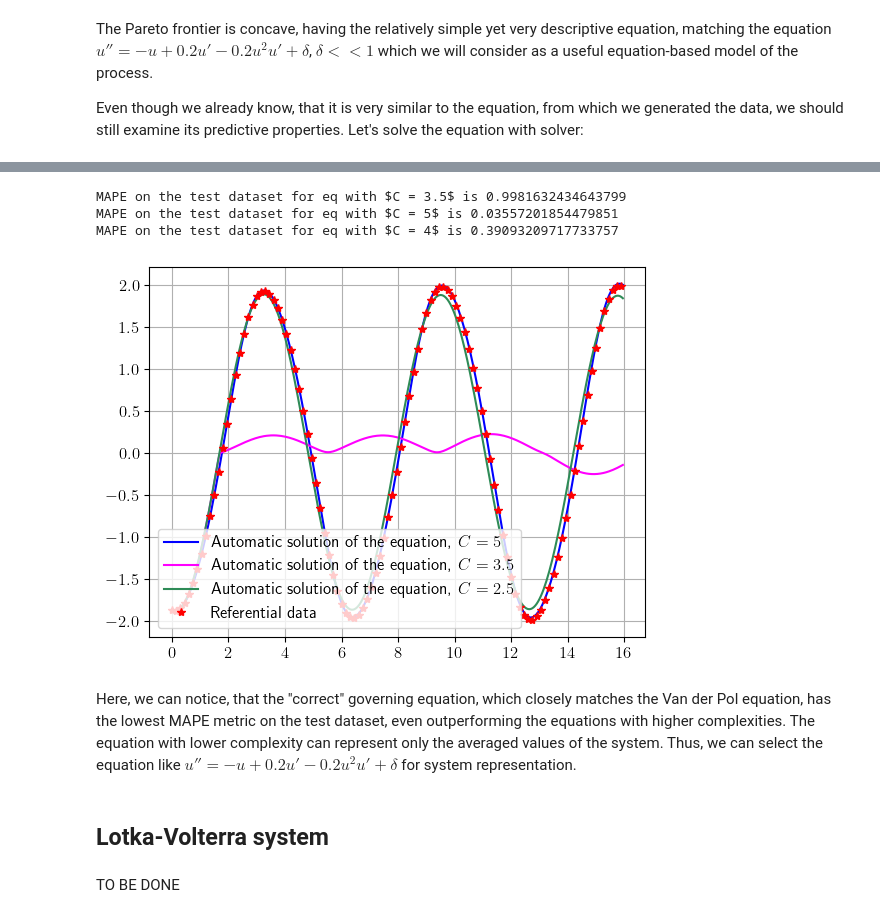
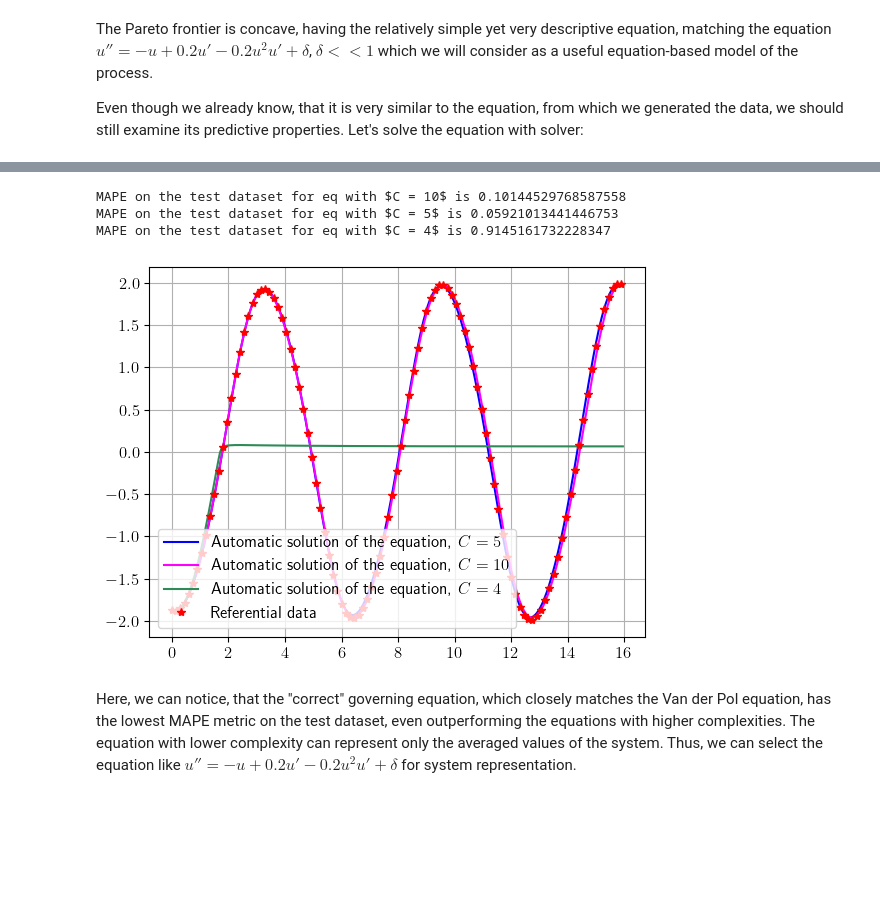
Before and after one commit to ITMO-NSS-team/EPDE, a Jupyter notebook: examples/ODE discovery.ipynb, the cells around one changed output, grey strips where cells are left out. Saved outputs shown, nothing was run; the diff lists cells and outputs as text; code cells hidden in the pictures; blank space fills up the shorter version.

```diff
--- a/examples/ODE discovery.ipynb
+++ b/examples/ODE discovery.ipynb
@@ -245,7 +275,7 @@ t_max = 160
 t_train = t[:t_max]; t_test = t[t_max:]
 x_train = solution[:t_max, 0]; x_test = solution[t_max:, 0]
 
-epde_search_obj = epde_discovery(t_train, x_train, True)
+epde_search_obj = epde_discovery(t_train, x_train, 'FD')
 # %% [output]
 setting builder with <epde.optimizers.builder.StrategyBuilder object at 0x...>
 setting builder with <epde.optimizers.builder.StrategyBuilder object at 0x...>
@@ -518,5 +515,5 @@ Let's extract equations, that can be useful for system description:
 *Note*: during other example launches, the discovered equations may be different. To proceed, adopt getting equations by complexities, according to the Pareto frontier.
 # %%
 eq_compl_5 = epde_search_obj.get_equations_by_complexity(5)[0]
-eq_compl_3_5 = epde_search_obj.get_equations_by_complexity(3.5)[0]
-eq_compl_2_5 = epde_search_obj.get_equations_by_complexity(2.5)[0]
+eq_compl_4 = epde_search_obj.get_equations_by_complexity(4)[0]
+eq_compl_10 = epde_search_obj.get_equations_by_complexity(10)[0]
@@ -540,17 +541,23 @@ bop_dudt = get_ode_bop('dudt', grid_loc = t_test[0], value = y_test[0], term = [
 
 #get solution for equation with complexity 5
 pred_u_compl_5 = epde_search_obj.predict(system=eq_compl_5, boundary_conditions=[bop_u(), bop_dudt()],
-                                         grid = [t_test,], strategy='autograd')
+                                         grid = [t_test,], mode='NN', use_fourier = True, fft_params = {'L' : [4,],
+                                                                                                        'M' : [3,]},
+                                         compiling_params = {'tol' : 0.005})
 pred_u_compl_5 = pred_u_compl_5.reshape(pred_u_compl_5.size)
 
-#get solution for equation with complexity 3.5
-pred_u_compl_3_5 = epde_search_obj.predict(system=eq_compl_3_5, boundary_conditions=[bop_u(), bop_dudt()],
-                                           grid = [t_test,], strategy='autograd')
-pred_u_compl_3_5 = pred_u_compl_3_5.reshape(pred_u_compl_3_5.size)
+#get solution for equation with complexity 4
+pred_u_compl_4 = epde_search_obj.predict(system=eq_compl_4, boundary_conditions=[bop_u(), bop_dudt()],
+                                         grid = [t_test,], mode='NN', use_fourier = True, fft_params = {'L' : [4,],
+                                                                                                        'M' : [3,]},
+                                         compiling_params = {'tol' : 0.005})
+pred_u_compl_4 = pred_u_compl_4.reshape(pred_u_compl_4.size)
 
-#get solution for equation with complexity 7
-pred_u_compl_2_5 = epde_search_obj.predict(system=eq_compl_2_5, boundary_conditions=[bop_u(), bop_dudt()],
-                                         grid = [t_test,], strategy='autograd')
-pred_u_compl_2_5 = pred_u_compl_2_5.reshape(pred_u_compl_2_5.size)
+#get solution for equation with complexity 10
+pred_u_compl_10 = epde_search_obj.predict(system=eq_compl_10, boundary_conditions=[bop_u(), bop_dudt()],
+                                          grid = [t_test,], mode='NN', use_fourier = True, fft_params = {'L' : [4,],
+                                                                                                         'M' : [3,]},
+                                          compiling_params = {'tol' : 0.005})
+pred_u_compl_10 = pred_u_compl_10.reshape(pred_u_compl_10.size)
 # %% [output]
 Using explicitly sent system of equations.
@@ -573,28 +580,24 @@ Step = 2611 loss = 0.009041 normalized loss line= 0.156716x+-3.643825. There was
 # %%
-mae_compl_3_5 = np.mean(np.abs((pred_u_compl_3_5 - x_test)/x_test))
+mae_compl_4 = np.mean(np.abs((pred_u_compl_4 - x_test)/x_test))
 mae_compl_5 = np.mean(np.abs((pred_u_compl_5 - x_test)/x_test))
-mae_compl_2_5 = np.mean(np.abs((pred_u_compl_2_5 - x_test)/x_test))
+mae_compl_10 = np.mean(np.abs((pred_u_compl_10 - x_test)/x_test))
 
-print(f'MAPE on the test dataset for eq with $C = 3.5$ is {mae_compl_3_5}')
+print(f'MAPE on the test dataset for eq with $C = 10$ is {mae_compl_10}')
 print(f'MAPE on the test dataset for eq with $C = 5$ is {mae_compl_5}')
-print(f'MAPE on the test dataset for eq with $C = 4$ is {mae_compl_2_5}')
+print(f'MAPE on the test dataset for eq with $C = 4$ is {mae_compl_4}')
 
 plt.plot(t_test, pred_u_compl_5, color = 'b', label = 'Automatic solution of the equation, $C = 5$')
-plt.plot(t_test, pred_u_compl_3_5, color = 'magenta', label = 'Automatic solution of the equation, $C = 3.5$')
-plt.plot(t_test, pred_u_compl_2_5, color = 'seagreen', label = 'Automatic solution of the equation, $C = 2.5$')
+plt.plot(t_test, pred_u_compl_10, color = 'magenta', label = 'Automatic solution of the equation, $C = 10$')
+plt.plot(t_test, pred_u_compl_4, color = 'seagreen', label = 'Automatic solution of the equation, $C = 4$')
 
 plt.plot(t_test[::3], x_test[::3], '*', color = 'r', label = 'Referential data')
 plt.grid()
 plt.legend(loc = 'lower left')
 plt.show()
 # %% [output]
-MAPE on the test dataset for eq with $C = 3.5$ is 0.9981632434643799
-MAPE on the test dataset for eq with $C = 5$ is 0.03557201854479851
-MAPE on the test dataset for eq with $C = 4$ is 0.39093209717733757
+MAPE on the test dataset for eq with $C = 10$ is 0.10144529768587558
+MAPE on the test dataset for eq with $C = 5$ is 0.05921013441446753
+MAPE on the test dataset for eq with $C = 4$ is 0.9145161732228347
-[figure, old version]
+[figure, new version]
 # %% [markdown]
 Here, we can notice, that the "correct" governing equation, which closely matches the Van der Pol equation, has the lowest MAPE metric on the test dataset, even outperforming the equations with higher complexities. The equation with lower complexity can represent only the averaged values of the system. Thus, we can select the equation like $u'' = -u + 0.2 u' - 0.2 u^2 u' + \delta$ for system representation.
-# %% [markdown]
-## Lotka-Volterra system
-# %% [markdown]
-TO BE DONE
```
Also changed, not shown: parts of 33 cells of this notebook, 2 other files.
